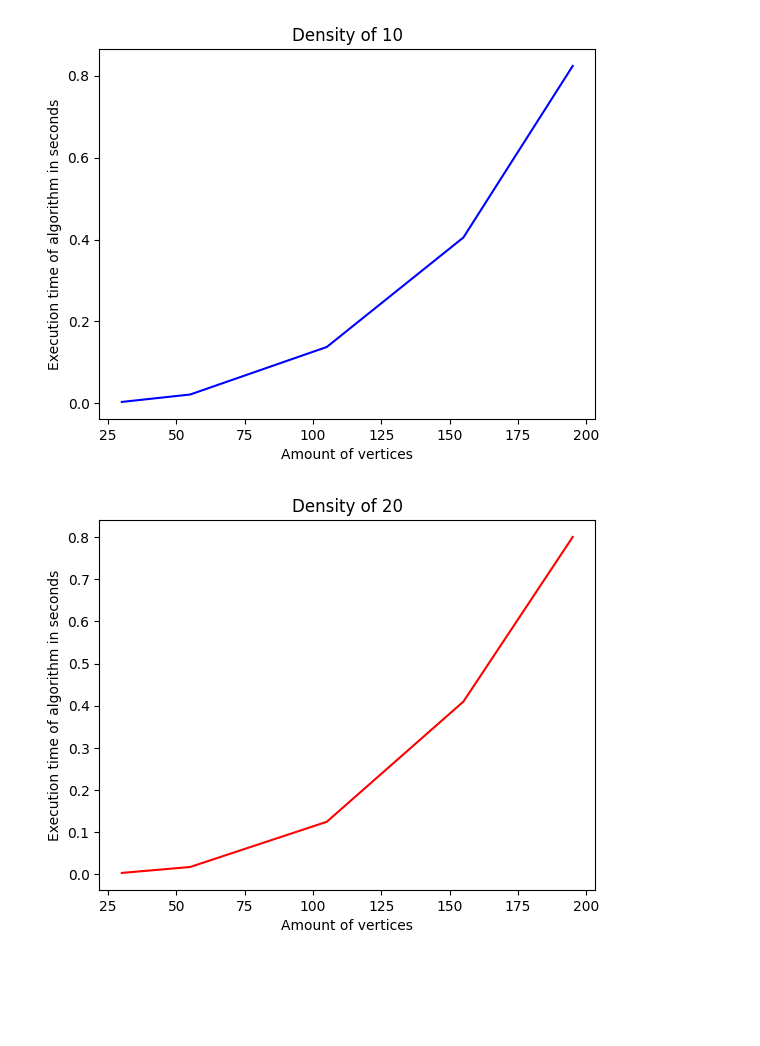
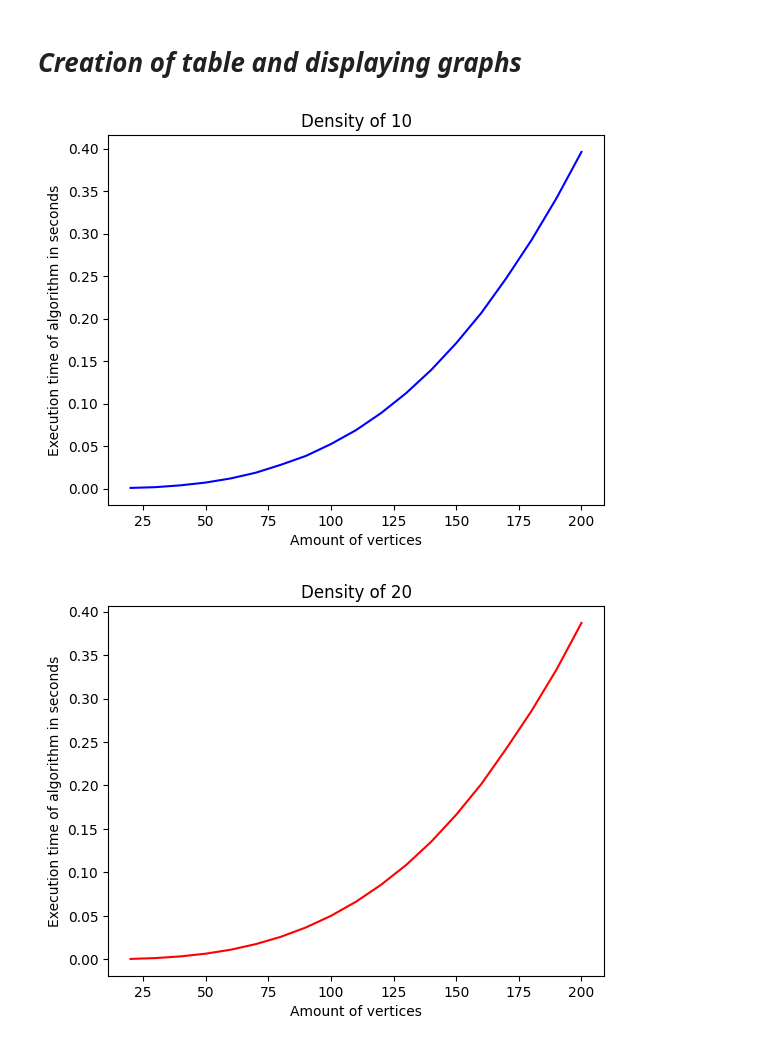
Before and after one commit to anechytailenko/reachability_matrix, a Jupyter notebook: graphs.ipynb, the cells around one changed output. Saved outputs shown, nothing was run; the diff lists cells and outputs as text; code cells hidden in the pictures; blank space fills up the shorter version.

```diff
--- a/graphs.ipynb
+++ b/graphs.ipynb
@@ -1,13 +1,17 @@
+# %% [markdown]
+# ***Creation of table and displaying graphs***
 # %%
+import pandas as pd
+from Conversions import *
 from GraphGenerator import *
 from WarshallAlgorithm import *
 import matplotlib.pyplot as plt
 import numpy as np
-from Conversions import *
-from prettytable import PrettyTable
 
 
-list_of_n_vertices = [30,55,105,155,195]
+
+
+list_of_n_vertices = [20,30,40,50,60,70,80,90,100,110,120,130,140,150,160,170,180,190,200]
 list_of_density= [10,20,30,40,50]
 AMOUNT_OF_EXPERIMENT = 40
 dict_n_verticle = {}
@@ -24,40 +28,40 @@ for n_vertices in list_of_n_vertices:
         dict_n_verticle[n_vertices].append((density, np.mean(list_conduction_time)))
 
 
-
-result_table = PrettyTable(['Amount of vertices', 'Density','Average execution of algorithm in seconds'])
+list_for_table = []
 for n_vertices in dict_n_verticle.keys():
     list_value_given_amount_of_vericle = dict_n_verticle[n_vertices]
     for value in list_value_given_amount_of_vericle:
         density,time = value
-        result_table.add_row([n_vertices, density, time])
-with open('table.txt', 'w') as file_table:
-    file_table.write(str(result_table))
+        list_for_table.append([n_vertices, density, time])
+df = pd.DataFrame(data=list_for_table, columns=['Amount of verticles', 'Density', 'Average execution of algorithm in seconds'])
+
+df.to_csv('table.csv', index = False, mode = 'w')
 
 
 
 list_for_graphs = []
 colors = ['blue', 'red', 'green', 'orange', 'purple']
 
 for n_vertices in dict_n_verticle.keys():
     list_value_given_amount_of_vericle = dict_n_verticle[n_vertices]
     for value in list_value_given_amount_of_vericle:
         density,time = value
         list_for_graphs.append([n_vertices, density, time])
 
 dict_density = {}
 for index, density in enumerate(list_of_density):
     x_list = []
     y_list = []
     for experiment in list_for_graphs:
         if experiment[1] == density:
             x_list.append(experiment[0])
             y_list.append(experiment[2])
     fig, ax = plt.subplots()
     ax.plot(x_list, y_list, color = colors[index])
     ax.set_title(f'Density of {density}')
     ax.set_xlabel('Amount of vertices')
     ax.set_ylabel('Execution time of algorithm in seconds')
 # %% [output]
-[figure, old version]
+[figure, new version]
-[figure, old version]
+[figure, new version]
```
Also changed, not shown: parts of 1 cell of this notebook, 1 other file.
